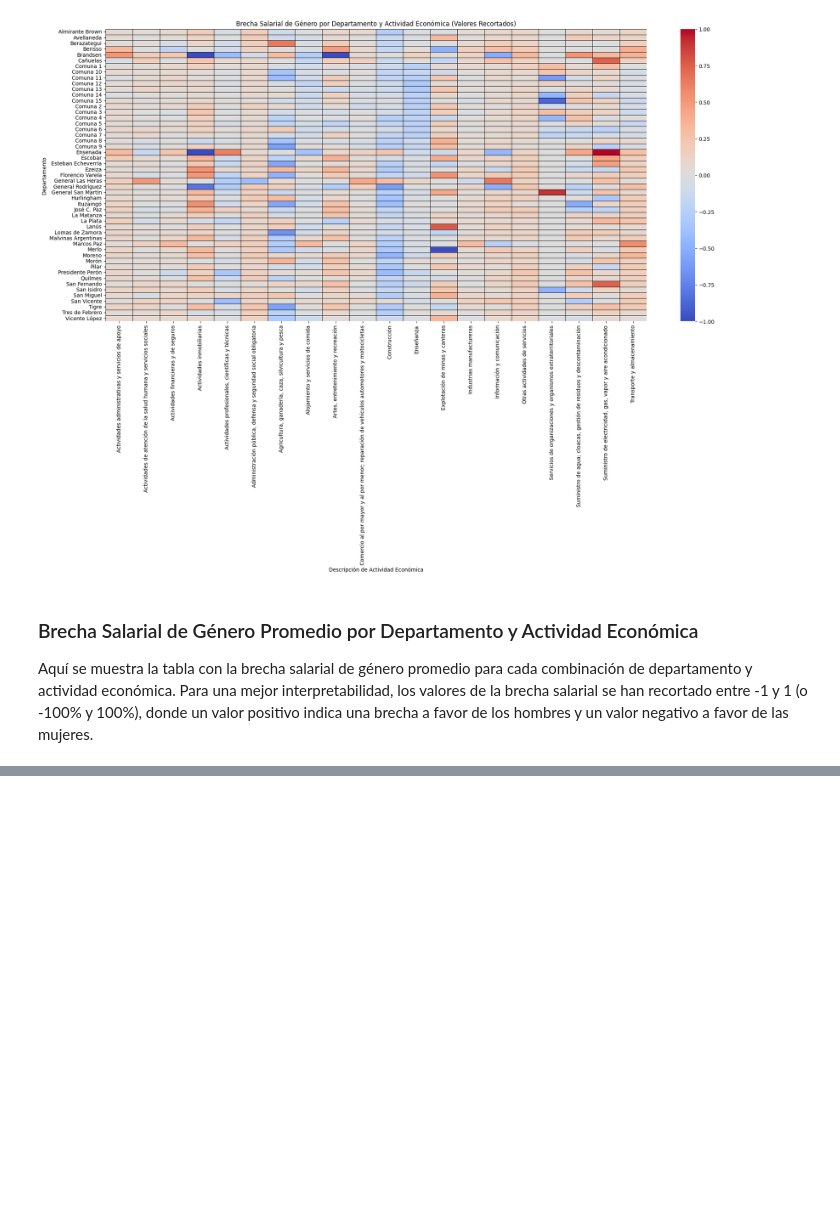
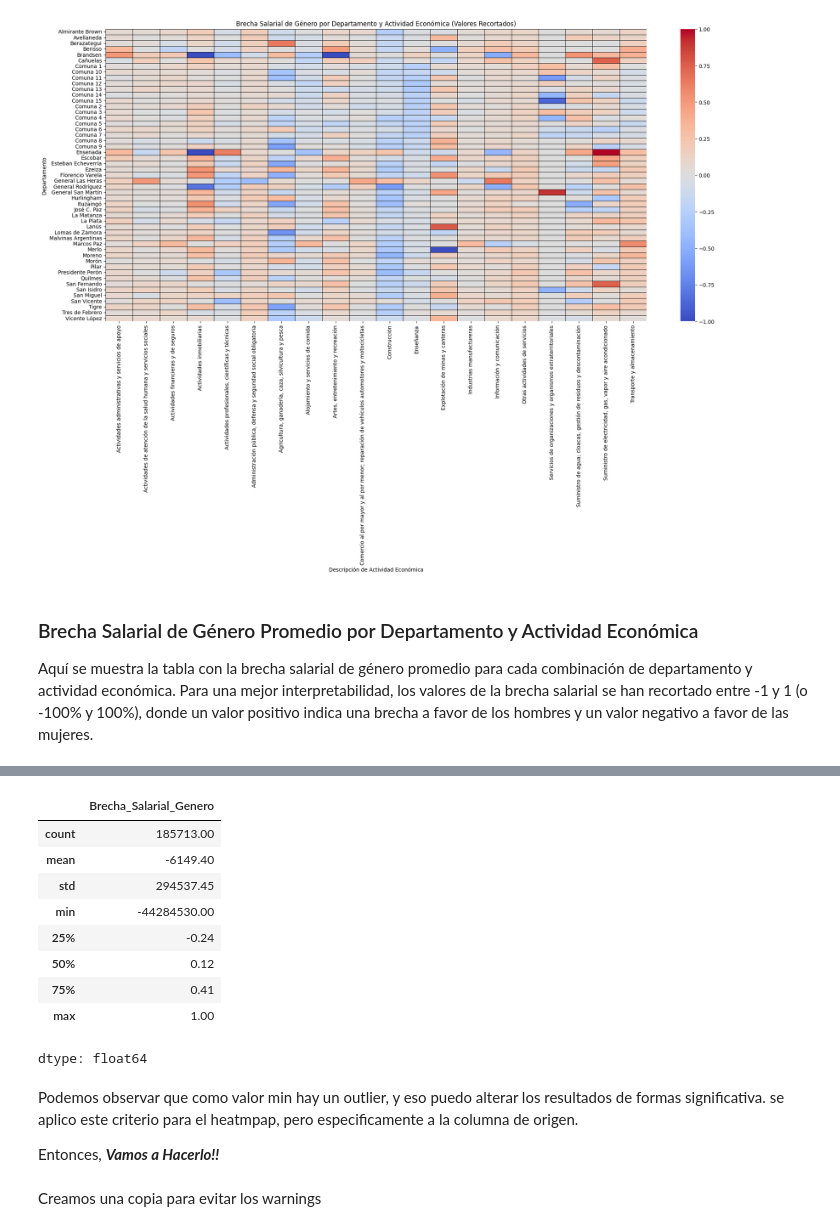
Before and after one commit to tost1n/Tp-laboratorio, a Jupyter notebook: Tp.ipynb, the cells around one changed output, grey strips where cells are left out. Drawn from its saved outputs; the diff is of its cells as text; code cells hidden in the pictures; blank space fills up the shorter version.

Commit message:
Se eliminaron outliers

```diff
--- a/Tp.ipynb
+++ b/Tp.ipynb
@@ -656,0 +663,18 @@ See the caveats in the documentation: https://pandas.pydata.org/pandas-docs/stab
+# %%
+DF_Con_brecha['Brecha_Salarial_Genero'].describe().round(2)
+# %% [output]
+|  | Brecha_Salarial_Genero |
+| count | 185713.00 |
+| mean | -6149.40 |
+| std | 294537.45 |
+| min | -44284530.00 |
+| 25% | -0.24 |
+| 50% | 0.12 |
+| 75% | 0.41 |
+| max | 1.00 |
+dtype: float64
+# %% [markdown]
+Podemos observar que como valor min hay un outlier, y eso puedo alterar los resultados de formas significativa.
+se aplico este criterio para el heatmpap, pero especificamente a la columna de origen.
+
+Entonces, ***Vamos a Hacerlo!!***
@@ -656,0 +683,2 @@ See the caveats in the documentation: https://pandas.pydata.org/pandas-docs/stab
+# %% [markdown]
+Creamos una copia para evitar los warnings
```
Also changed, not shown: parts of 6 cells of this notebook.
